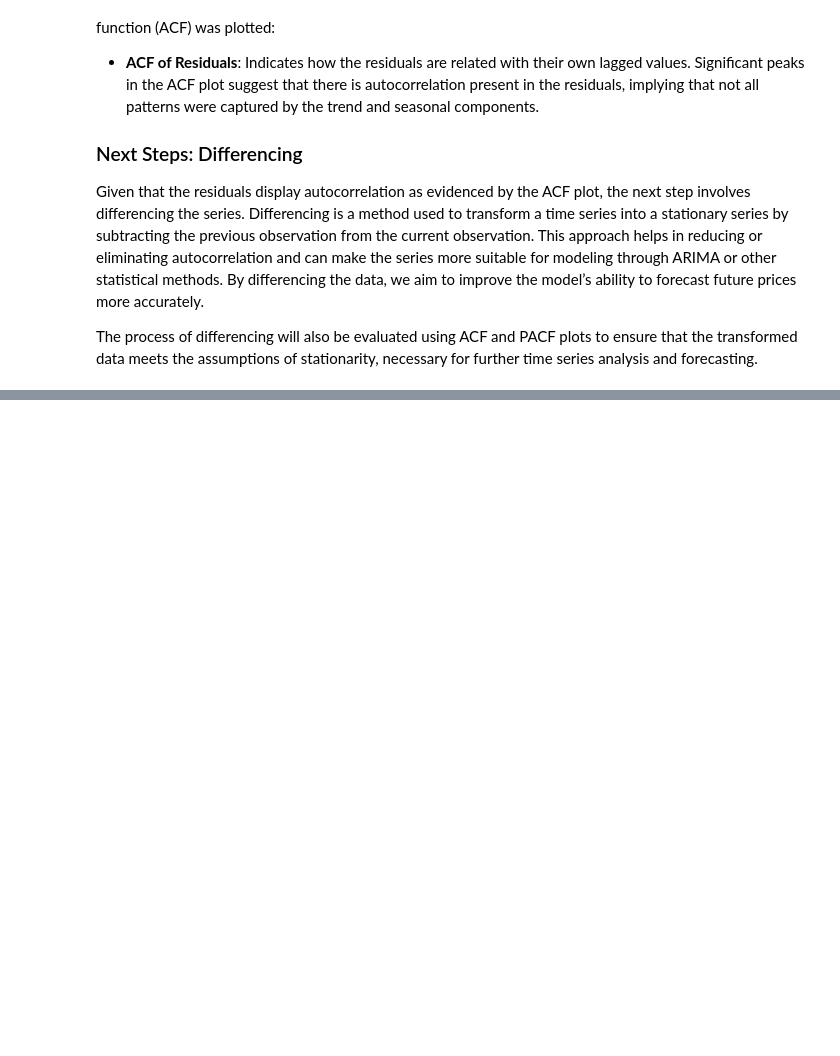
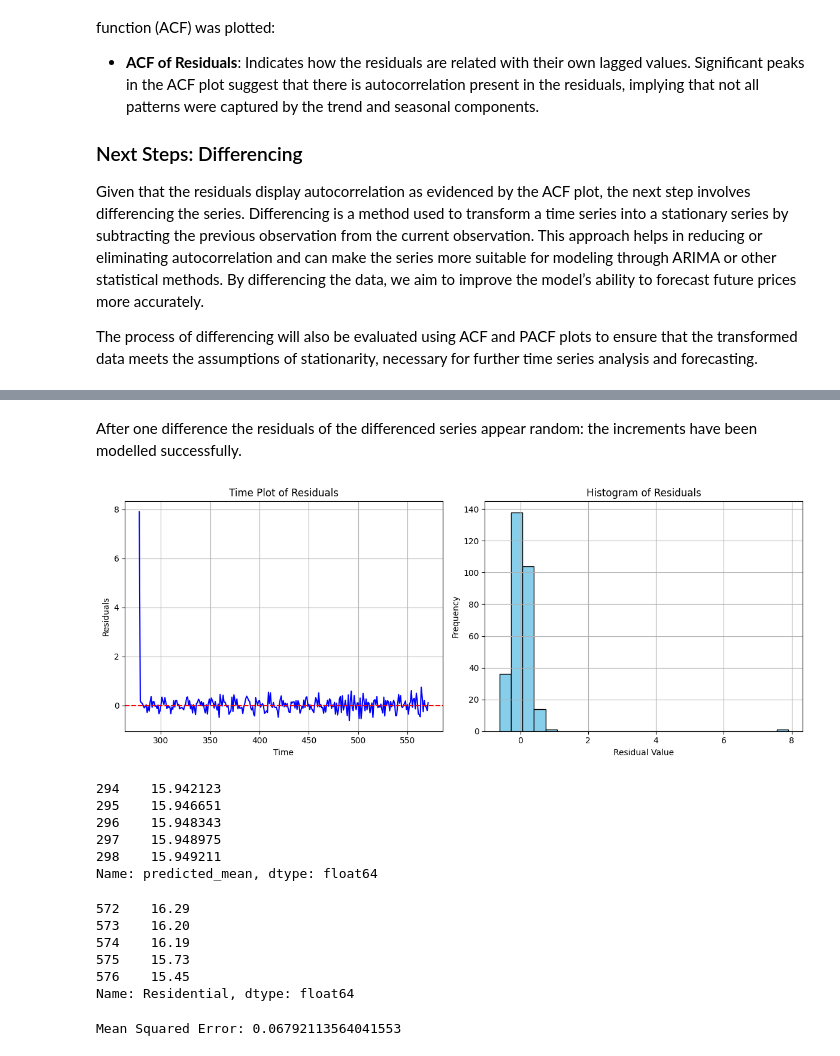
Before and after one commit to harithagb/timeseries, a Jupyter notebook: econ_timeseries.ipynb, the cells around one changed output, grey strips where cells are left out. Cells and saved outputs as stored; diff of their text form; code cells hidden in the pictures; blank space fills up the shorter version.

```diff
--- a/econ_timeseries.ipynb
+++ b/econ_timeseries.ipynb
@@ -250,0 +295,65 @@ The process of differencing will also be evaluated using ACF and PACF plots to e
+# %% [markdown]
+After one difference the residuals of the differenced series appear random: the increments have been modelled successfully.
+# %%
+from statsmodels.tsa.arima.model import ARIMA
+
+# Example: ARIMA model with p=1, d=1, q=1
+model = ARIMA(electricity['Residential'][200:-5], order=(1, 1, 1))
+model_fit = model.fit()
+# %%
+# Assuming residuals is a variable containing the residuals from an ARIMA model
+residuals = model_fit.resid
+
+# Create a figure and a set of subplots
+fig, ax = plt.subplots(1, 2)
+fig.set_figwidth(12)
+
+# Plot for residuals over time
+ax[0].plot(residuals, color='blue')  # Use a blue line to plot the residuals
+ax[0].set_title('Time Plot of Residuals')  # Adding a title to the plot
+ax[0].set_xlabel('Time')  # Label for the x-axis
+ax[0].set_ylabel('Residuals')  # Label for the y-axis
+ax[0].axhline(y=0, color='r', linestyle='--')  # Add a horizontal line at zero for reference
+ax[0].grid(True)  # Add gridlines for better readability
+
+# Histogram of residuals
+ax[1].hist(residuals, bins=25, color='skyblue', edgecolor='black')  # Histogram with specified color and edge color
+ax[1].set_title('Histogram of Residuals')  # Adding a title to the histogram
+ax[1].set_xlabel('Residual Value')  # Label for the x-axis
+ax[1].set_ylabel('Frequency')  # Label for the y-axis
+ax[1].grid(True)  # Add gridlines to the histogram for better readability
+
+plt.tight_layout()  # Adjust the layout to make room for the plot labels
+plt.show()  # Display the plots
+# %% [output]
+[figure, added]
+# %%
+# Forecast the next 5 steps
+forecast = model_fit.forecast(steps=5)
+print(forecast)
+# %% [output]
+294    15.942123
+295    15.946651
+296    15.948343
+297    15.948975
+298    15.949211
+Name: predicted_mean, dtype: float64
+# %%
+electricity['Residential'][-5:]
+# %% [output]
+572    16.29
+573    16.20
+574    16.19
+575    15.73
+576    15.45
+Name: Residential, dtype: float64
+# %%
+# Calculate MSE
+
+array1 = forecast
+array2 = [16.29, 16.20, 16.19, 15.73, 15.73]
+
+mse = np.mean((array1 - array2)**2)
+print("Mean Squared Error:", mse)
+# %% [output]
+Mean Squared Error: 0.06792113564041553
```
Also changed, not shown: parts of 13 cells of this notebook.
